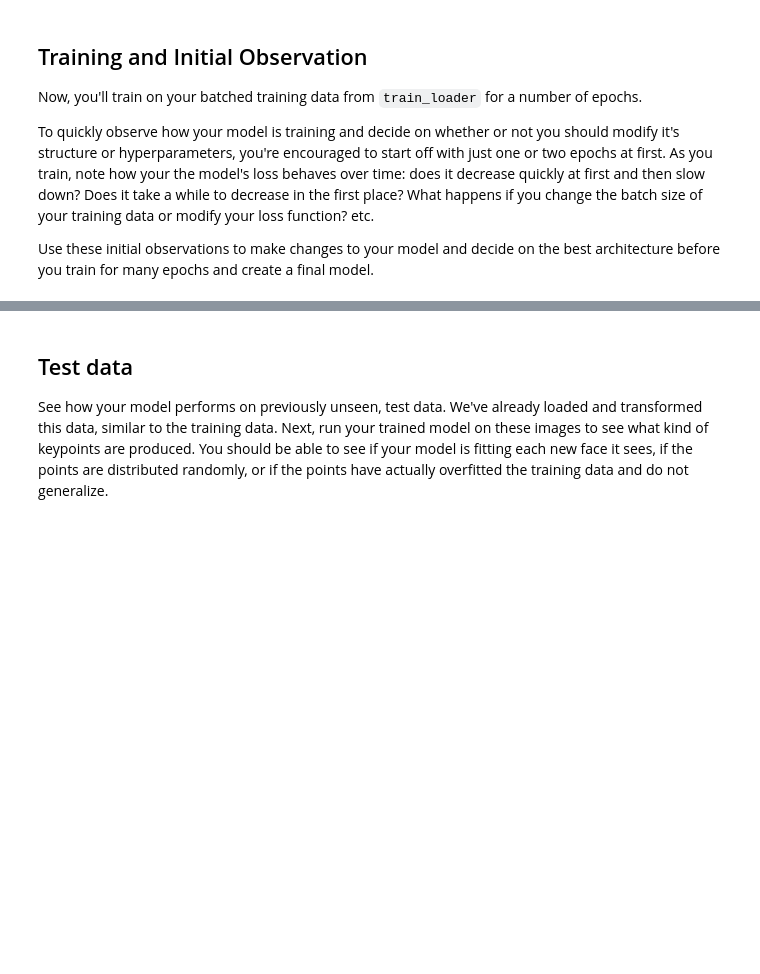
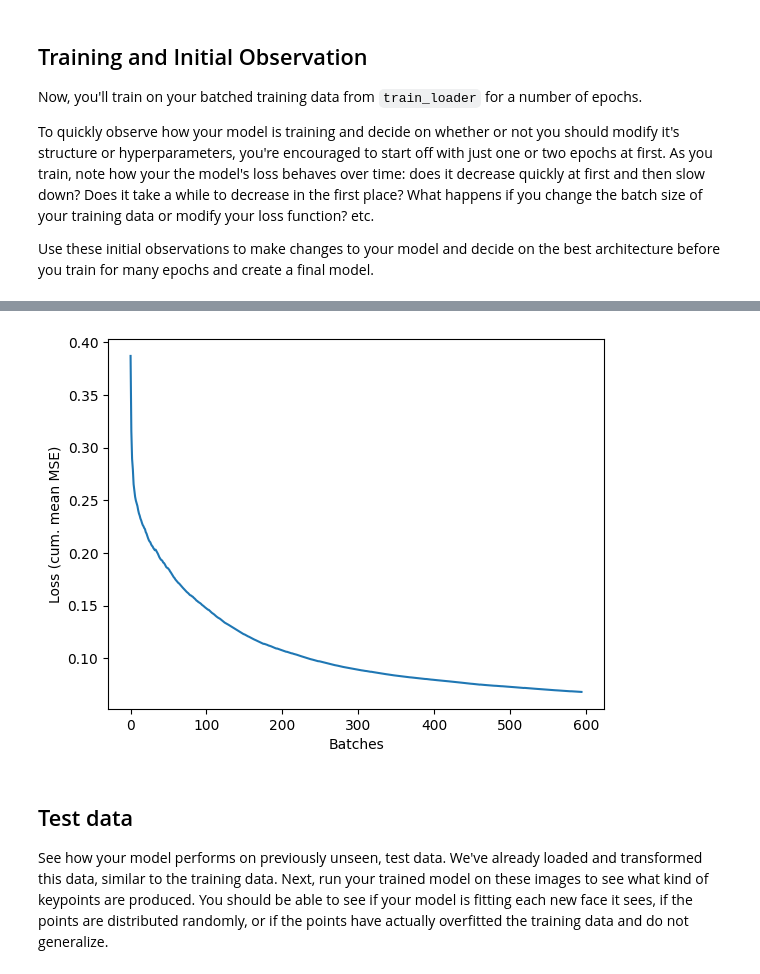
Before and after one commit to damiansp/cpu_vis, a Jupyter notebook: udacity/computer_vis_nano/computer_vision/project/2_define_network_architecture.ipynb, the cells around one changed output, grey strips where cells are left out. Saved outputs shown, nothing was run; the diff lists cells and outputs as text; code cells hidden in the pictures; blank space fills up the shorter version.

Commit message:
finish training

```diff
--- a/udacity/computer_vis_nano/computer_vision/project/2_define_network_architecture.ipynb
+++ b/udacity/computer_vis_nano/computer_vision/project/2_define_network_architecture.ipynb
@@ -353,9 +352,10 @@ To quickly observe how your model is training and decide on whether or not you s
 
 Use these initial observations to make changes to your model and decide on the best architecture before you train for many epochs and create a final model.
 # %%
-def train_net(n_epochs):
+def train_net(n_epochs, history=None):
     net.train()
-    history = []
+    if history is None:
+        history = []
     for epoch in range(n_epochs):
         running_loss = 0.
         for batch, data in enumerate(train_loader):
@@ -363,7 +363,9 @@ def train_net(n_epochs):
             key_pts = data['keypoints'].to(device)
             # flatten pts
             key_pts = key_pts.view(key_pts.size(0), -1)
-            ft = torch.FloatTensor if device.type == 'cpu' else torch.cuda.FloatTensor
+            ft = (
+                torch.FloatTensor if device.type == 'cpu'
+                else torch.cuda.FloatTensor)
             key_pts = key_pts.type(ft)
             images = images.type(ft)
             output_pts = net(images)
@@ -385,10 +387,8 @@ def train_net(n_epochs):
     return history
 # %%
 # train your network
-n_epochs = 5 # start small, and increase when you've decided on your model structure and hyperparams
-
-# this is a Workspaces-specific context manager to keep the connection
-# alive while training your model, not part of pytorch
-
-history = train_net(n_epochs)
+# start small, and increase when you've decided on your model structure and
+# hyperparams
+n_epochs = 20
+history = train_net(n_epochs, history)
 # %% [output]
@@ -418,8 +418,10 @@ NameError: name 'history' is not defined
 # %%
-running_mean = np.cumsum(history) / range(1, len(history))
+running_mean = np.cumsum(history) / range(1, len(history) + 1)
 plt.plot(running_mean)
 plt.xlabel('Batches')
 plt.ylabel('Loss (cum. mean MSE)');
+# %% [output]
+[figure, added]
 # %% [markdown]
 ## Test data
 
```
Also changed, not shown: parts of 13 cells of this notebook, 1 other file.
